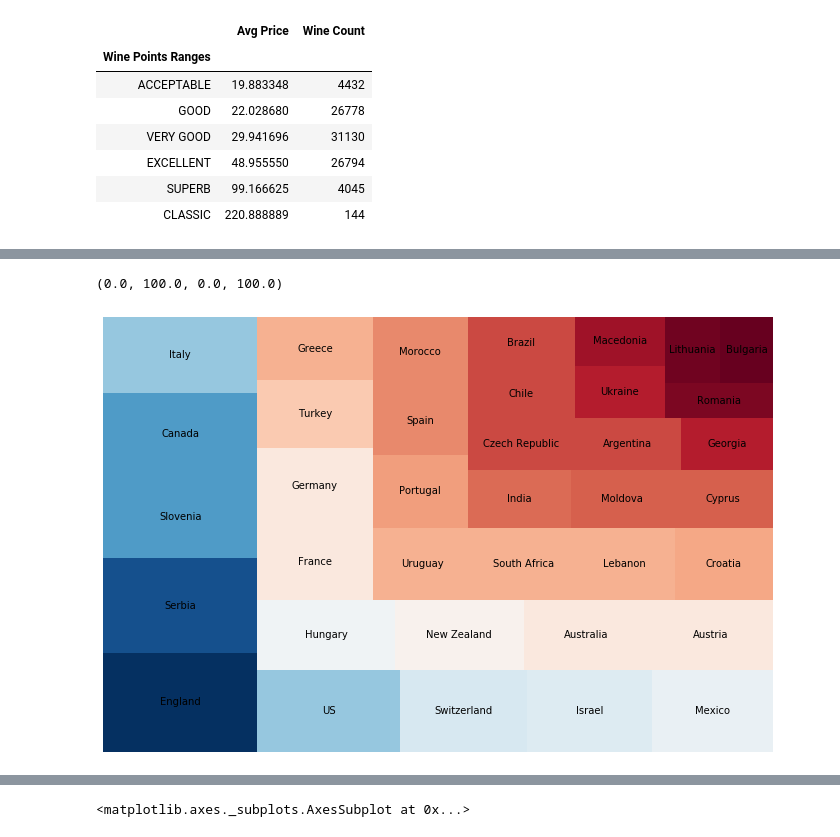
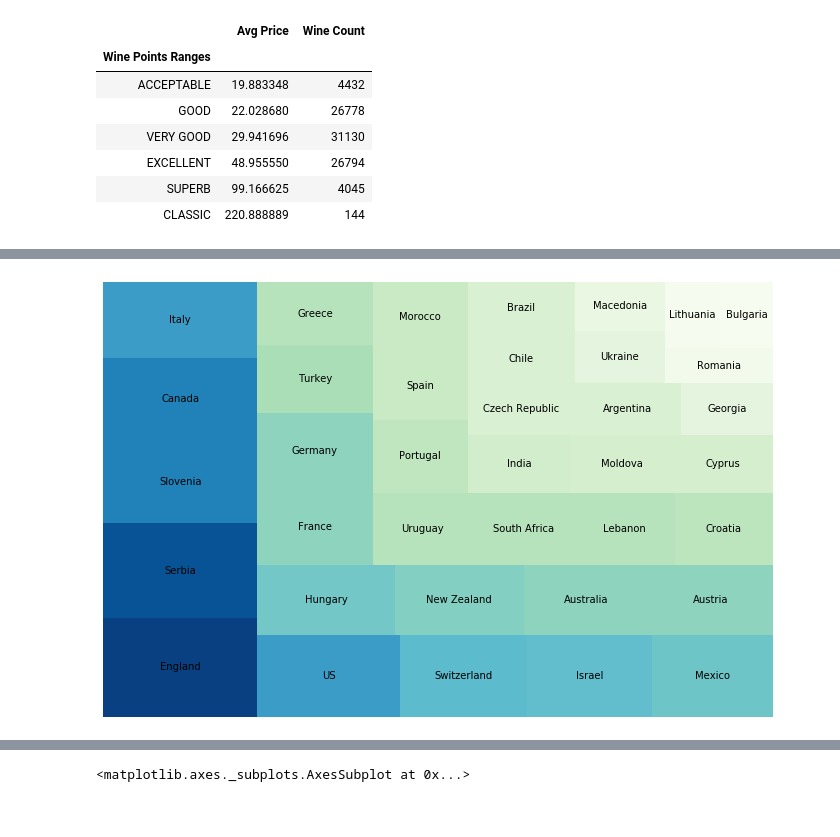
Before and after one commit to 06S197GT/SMU-Project-1, a Jupyter notebook: WineAnalysis.ipynb, the cells around one changed output, grey strips where cells are left out. Saved outputs shown, nothing was run; the diff lists cells and outputs as text; code cells hidden in the pictures.

```diff
--- a/WineAnalysis.ipynb
+++ b/WineAnalysis.ipynb
@@ -909,14 +860,14 @@ Name: price, dtype: float64
 # %%
 cnt = wine_red.groupby(['country',])['price'].median().sort_values(ascending=False).to_frame()
 
 #Utilise matplotlib to scale our goal numbers between the min and max, then assign this scale to our values.
 norm = matplotlib.colors.Normalize(vmin=min(cnt.price), vmax=max(cnt.price))
-colors = [matplotlib.cm.RdBu(norm(value)) for value in cnt.price]
+colors = [matplotlib.cm.GnBu(norm(value)) for value in cnt.price]
 
 
 plt.figure(figsize=(12,8))
-squarify.plot(cnt['price'].fillna(0.1),color=colors,label=cnt.index)
+ax = squarify.plot(cnt['price'].fillna(0.1),color=colors,label=cnt.index)
 plt.axis('off')
+plt.show()
 # %% [output]
-(0.0, 100.0, 0.0, 100.0)
-[figure, old version]
+[figure, new version]
```
Also changed, not shown: parts of 39 cells of this notebook, 4 other files.
